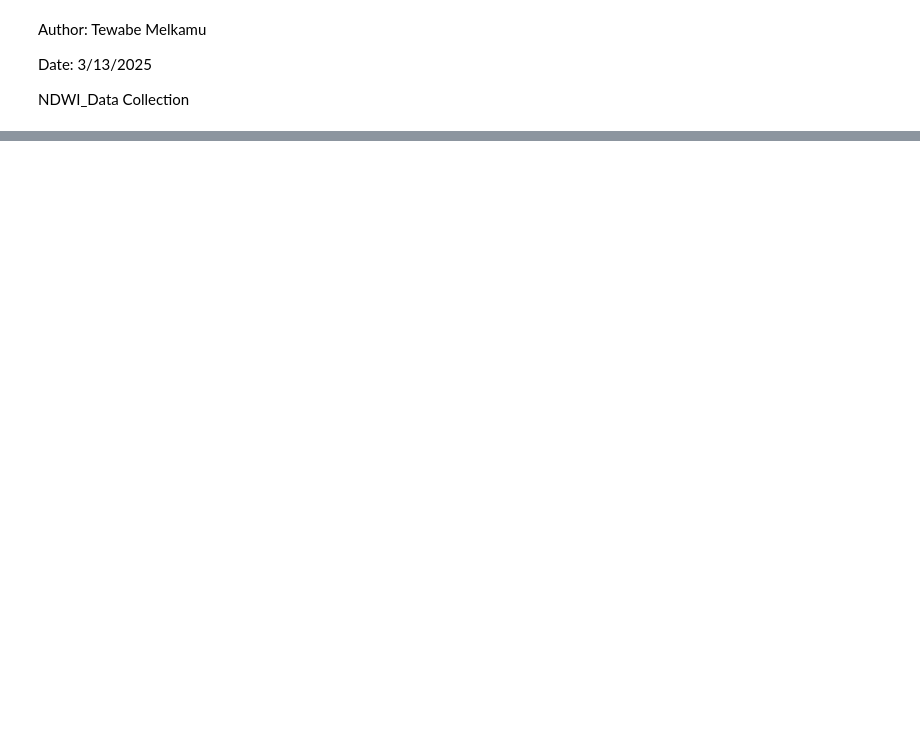
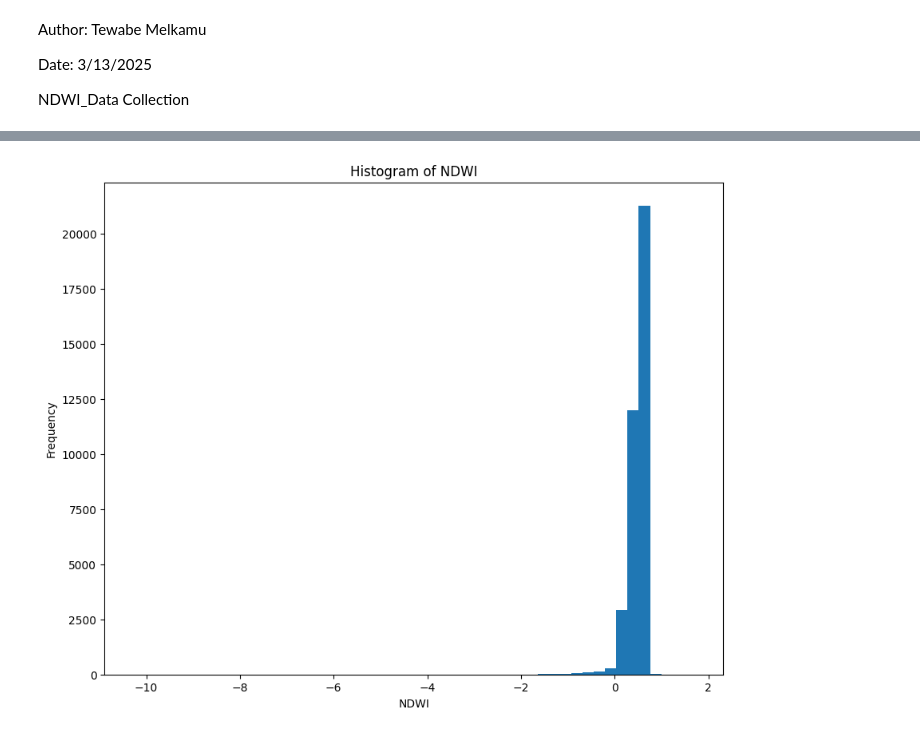
Before and after one commit to melkatewabe10/Machine-learning_LST-Estimation-, a Jupyter notebook: NDWI.ipynb, the cells around one changed output, grey strips where cells are left out. Drawn from its saved outputs; the diff is of its cells as text; code cells hidden in the pictures; blank space fills up the shorter version.

```diff
--- a/NDWI.ipynb
+++ b/NDWI.ipynb
@@ -150,0 +265,13 @@ transform: | 1000.00, 0.00, 118000.00|
+# %%
+# prompt: Histogram
+
+import matplotlib.pyplot as plt
+# Assuming lst_masked is defined as in the provided code.
+plt.figure(figsize=(10, 8))
+plt.hist(lst_masked.compressed(), bins=50) # Use compressed() to exclude masked values
+plt.xlabel('NDWI')
+plt.ylabel('Frequency')
+plt.title('Histogram of NDWI')
+plt.show()
+# %% [output]
+[figure, added]
```
Also changed, not shown: parts of 5 cells of this notebook.
